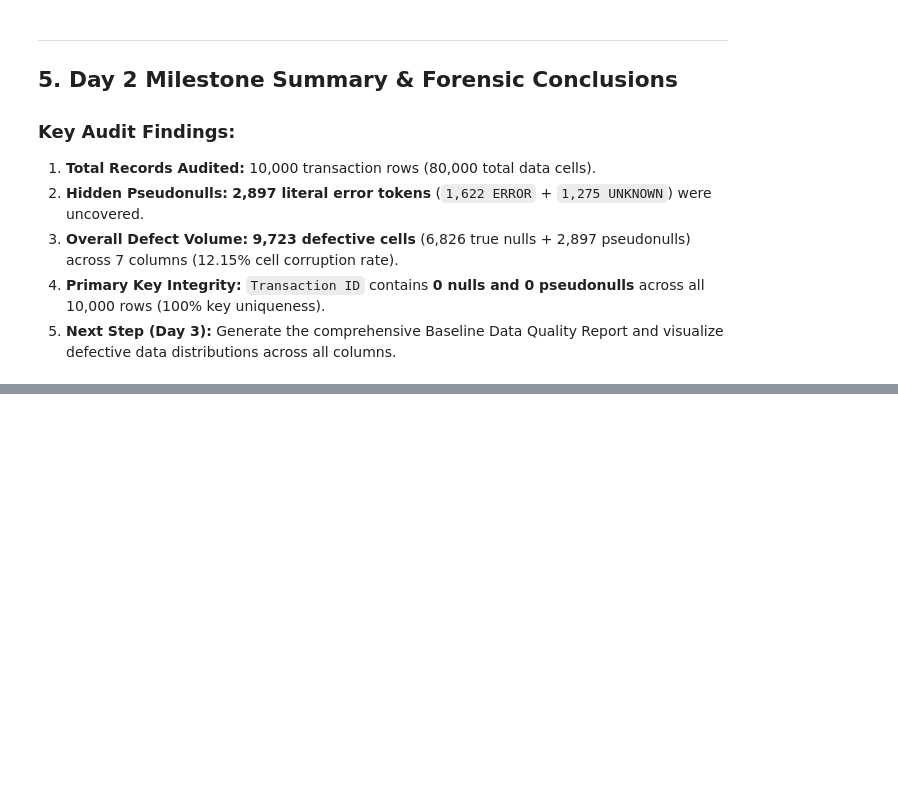
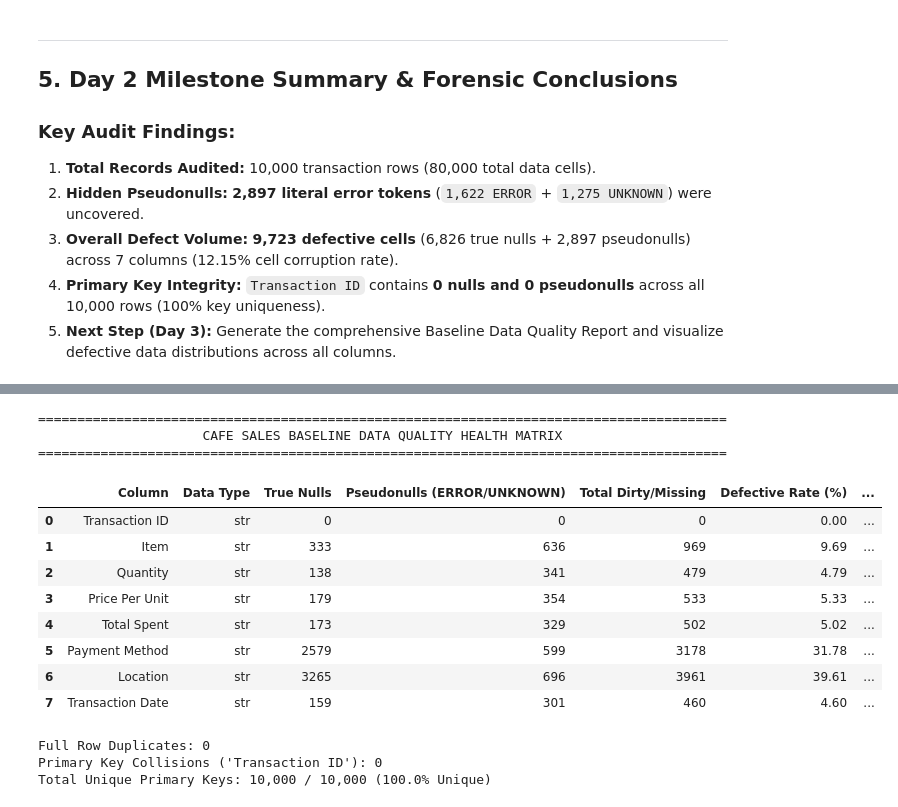
Before and after one commit to addu91577-sketch/OIBSIP, a Jupyter notebook: DataAnalytics-L1-CleaningData/Notebooks/01_cafe_sales_data_cleaning.ipynb, the cells around one changed output, grey strips where cells are left out. Saved outputs shown, nothing was run; the diff lists cells and outputs as text; code cells hidden in the pictures; blank space fills up the shorter version.

```diff
--- a/DataAnalytics-L1-CleaningData/Notebooks/01_cafe_sales_data_cleaning.ipynb
+++ b/DataAnalytics-L1-CleaningData/Notebooks/01_cafe_sales_data_cleaning.ipynb
@@ -171,0 +179,35 @@ for col in ['Item', 'Payment Method', 'Location']:
+# %%
+from src.utils import generate_quality_report
+
+# Generate comprehensive baseline data quality report
+quality_report_df = generate_quality_report(df_raw)
+
+print("========================================================================================")
+print("                     CAFE SALES BASELINE DATA QUALITY HEALTH MATRIX                     ")
+print("========================================================================================")
+display(quality_report_df)
+
+# Audit row-level duplicates and primary key collisions
+full_row_duplicates = df_raw.duplicated().sum()
+pk_duplicates = df_raw['Transaction ID'].duplicated().sum()
+unique_pk_count = df_raw['Transaction ID'].nunique()
+
+print(f"\nFull Row Duplicates: {full_row_duplicates}")
+print(f"Primary Key Collisions ('Transaction ID'): {pk_duplicates}")
+print(f"Total Unique Primary Keys: {unique_pk_count:,} / {len(df_raw):,} (100.0% Unique)")
+# %% [output]
+========================================================================================
+                     CAFE SALES BASELINE DATA QUALITY HEALTH MATRIX
+========================================================================================
+|  | Column | Data Type | True Nulls | Pseudonulls (ERROR/UNKNOWN) | Total Dirty/Missing | Defective Rate (%) | ... |
+| 0 | Transaction ID | str | 0 | 0 | 0 | 0.00 | ... |
+| 1 | Item | str | 333 | 636 | 969 | 9.69 | ... |
+| 2 | Quantity | str | 138 | 341 | 479 | 4.79 | ... |
+| 3 | Price Per Unit | str | 179 | 354 | 533 | 5.33 | ... |
+| 4 | Total Spent | str | 173 | 329 | 502 | 5.02 | ... |
+| 5 | Payment Method | str | 2579 | 599 | 3178 | 31.78 | ... |
+| 6 | Location | str | 3265 | 696 | 3961 | 39.61 | ... |
+| 7 | Transaction Date | str | 159 | 301 | 460 | 4.60 | ... |
+Full Row Duplicates: 0
+Primary Key Collisions ('Transaction ID'): 0
+Total Unique Primary Keys: 10,000 / 10,000 (100.0% Unique)
```
Also changed, not shown: parts of 11 cells of this notebook, 7 other files.
